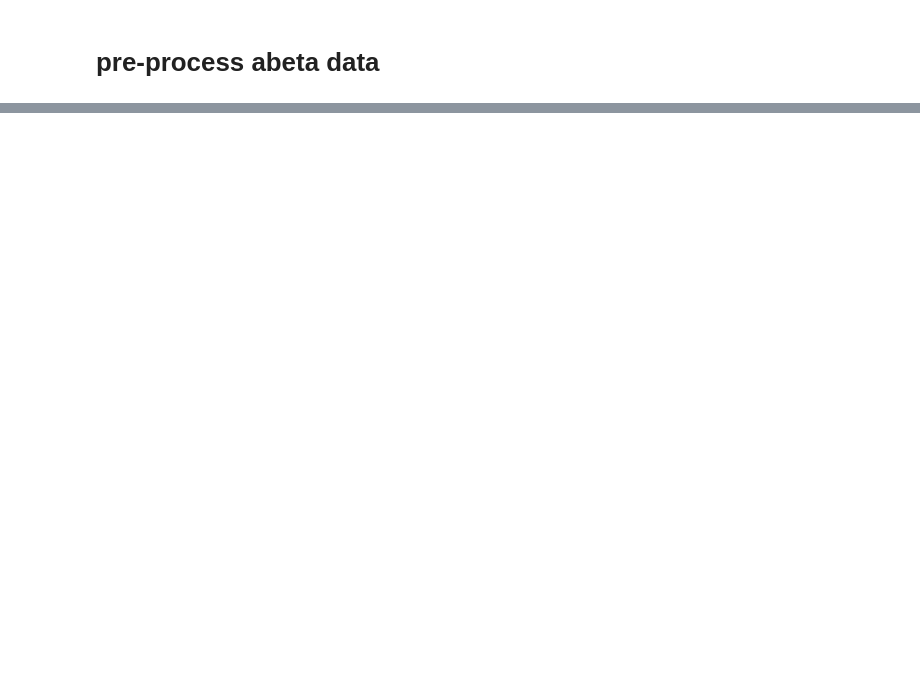
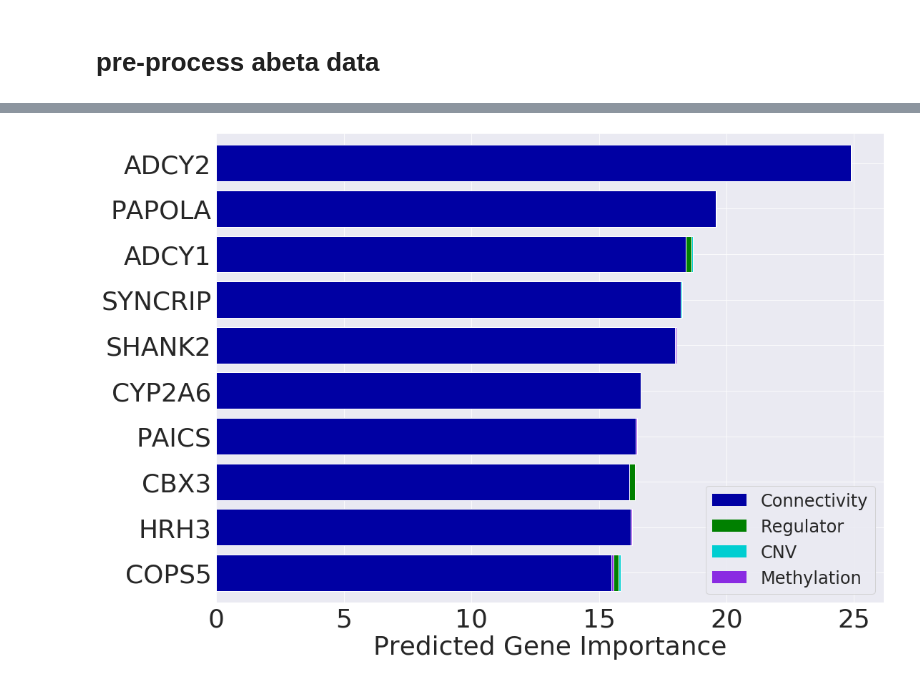
Before and after one commit to suinleelab/deep_attribution_priors, a Jupyter notebook: DEEP-EMBARKER.ipynb, the cells around one changed output, grey strips where cells are left out. Cells and saved outputs as stored; diff of their text form; code cells hidden in the pictures; blank space fills up the shorter version.

```diff
--- a/DEEP-EMBARKER.ipynb
+++ b/DEEP-EMBARKER.ipynb
@@ -172,9 +183,10 @@ outcome_scaler = StandardScaler()
 
 y_train = y_train.values.reshape(-1, 1)
 y_test = y_test.values.reshape(-1, 1)
+y_val = y_val.values.reshape(-1, 1)
 
 feature_scaler.fit(X_train)
 outcome_scaler.fit(y_train)
 
-X_train_ss,X_test_ss = feature_scaler.transform(X_train),feature_scaler.transform(X_test)
-y_train_ss,y_test_ss = outcome_scaler.transform(y_train),outcome_scaler.transform(y_test)
+X_train_ss, X_val_ss, X_test_ss = feature_scaler.transform(X_train), feature_scaler.transform(X_val), feature_scaler.transform(X_test)
+y_train_ss, y_val_ss, y_test_ss = outcome_scaler.transform(y_train), outcome_scaler.transform(y_val), outcome_scaler.transform(y_test)
@@ -225,7 +227,5 @@ test_loader = DataLoader(dataset=test_dataset, batch_size=test_dataset.X.shape[0
 # %%
-learning_rate = 1e-3
+learning_rate = 1e-4
 prior_learning_rate = 1e-5
-
-num_epochs = 50
 # %%
 from models import MLP
@@ -306,6 +311,4 @@ import importlib
 importlib.reload(egexplainer)
 
 APExp = egexplainer.VariableBatchExplainer(train_dataset)
-# %%
-prior_info = torch.FloatTensor(A).cuda()
 # %%
@@ -461,0 +426,64 @@ dtype: float32
+# %%
+df = pd.DataFrame(data={
+    "Connectivity": meta_eg[:,0],
+    "Methylation": meta_eg[:,1],
+    "CNV": meta_eg[:,2],
+    "Regulator": meta_eg[:,3],
+    "total_attribution": predicted_attributions
+},
+index=overlapping_genes)
+# %%
+num_bars = 10
+data_to_plot = df.dropna().nlargest(num_bars, "total_attribution")
+
+data_to_plot = data_to_plot.sort_values(by="total_attribution", ascending=True)
+data_to_plot.drop("total_attribution", axis=1, inplace=True)
+
+import seaborn as sns
+sns.set_style("darkgrid")
+sns.set_context({"figure.figsize": (24, 10)})
+
+colors = {
+    "connectivity": "#0000A3",
+    "methylation": "#8A2BE2",
+    "regulator": "#008000",
+    "cnv": "#00CED1"
+}
+
+connectivity_bar = plt.Rectangle((0,0),1,1,fc=colors["connectivity"],  edgecolor = 'none')
+methylation_bar = plt.Rectangle((0,0),1,1,fc=colors["methylation"],edgecolor = 'none')
+regulator_bar = plt.Rectangle((0,0),1,1,fc=colors["regulator"],  edgecolor = 'none')
+cnv_bar = plt.Rectangle((0,0),1,1,fc=colors["cnv"], edgecolor = 'none')
+
+data_to_plot.plot(
+    kind="barh",
+    stacked=True,
+    color=[
+        colors["connectivity"],
+        colors["methylation"],
+        colors["regulator"],
+        colors["cnv"]
+    ],
+    figsize=(48,24),
+    width=0.8,
+    legend=None
+)
+
+plt.xticks(fontsize=36)
+plt.yticks(fontsize=36)
+plt.ylabel("")
+
+plt.legend(
+    [connectivity_bar, regulator_bar, cnv_bar, methylation_bar],
+    ['Connectivity', "Regulator", "CNV", "Methylation"],
+    ncol = 1,
+    prop={'size':24}
+)
+
+plt.xlabel("Predicted Gene Importance", fontsize=36)
+
+fig = plt.gcf()
+fig.set_size_inches(15.5, 10.5)
+plt.tight_layout()
+# %% [output]
+[figure, added]
```
Also changed, not shown: parts of 31 cells of this notebook, 4 other files.
